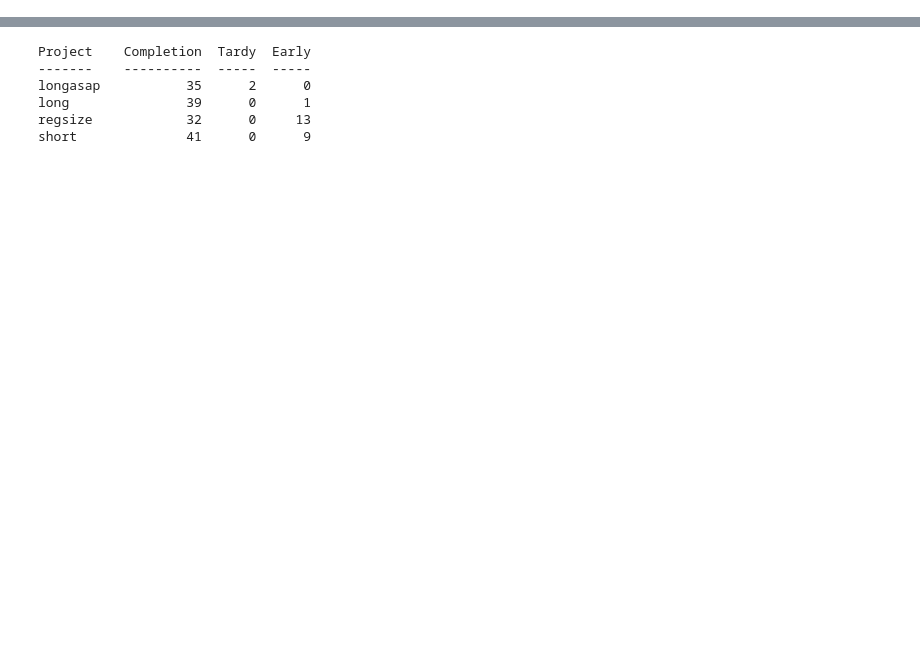
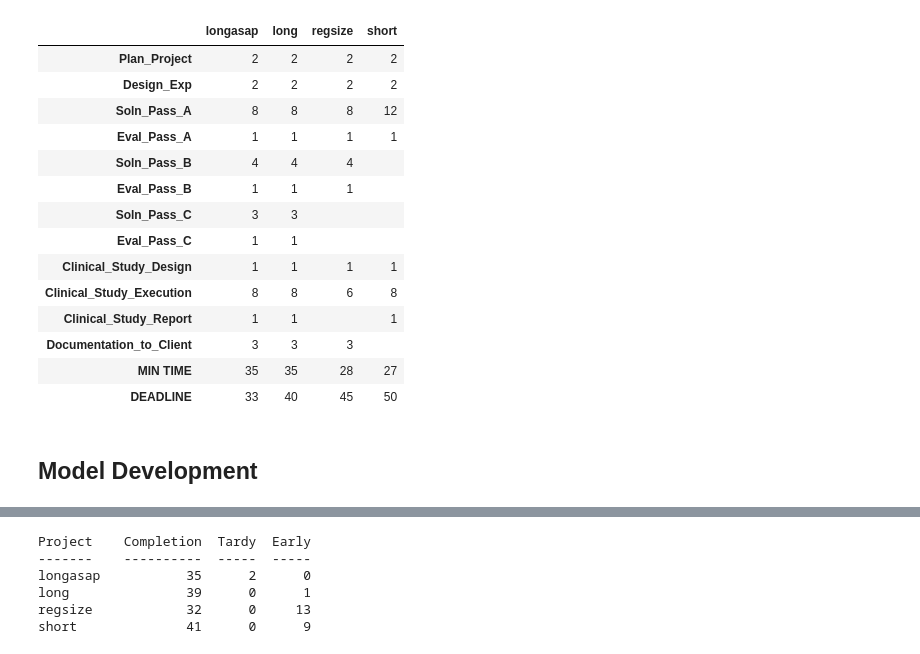
Before and after one commit to ispapadakis/Optimization-Using-Python, a Jupyter notebook: Scheduling_RD_Teams.ipynb, the cells around one changed output, grey strips where cells are left out. Cells and saved outputs as stored; diff of their text form; code cells hidden in the pictures; blank space fills up the shorter version.

```diff
--- a/Scheduling_RD_Teams.ipynb
+++ b/Scheduling_RD_Teams.ipynb
@@ -89,0 +46,10 @@ horizon = 90
+# %%
+project_data = model_input['projects']
+
+for project in project_data:
+    print("Project Name: {}".format(project.upper()))
+    print("Dealine: {}  // Delay Penalty: {},  Early Bonus: {}".format(
+        (datetime_0 + timedelta(days=project_data[project]['deadline'])).date(),
+        project_data[project]['delay_penalty'],
+        project_data[project]['early_bonus'])
+         )
@@ -90 +65,32 @@ horizon = 90
+# %%
+durations = []
+for project in project_data:
+    ptasks = model_input['project_type'][project_data[project]['type']]
+    d = project_data[project]['durations']
+    dseries = pd.Series(
+        d+[sum(d), project_data[project]['deadline']],
+        index=ptasks+["MIN TIME","DEADLINE"],
+        name=project
+    )
+    durations.append(dseries.astype(str))
+
+pd.concat(durations, axis=1).fillna('')
+# %% [output]
+|  | longasap | long | regsize | short |
+| Plan_Project | 2 | 2 | 2 | 2 |
+| Design_Exp | 2 | 2 | 2 | 2 |
+| Soln_Pass_A | 8 | 8 | 8 | 12 |
+| Eval_Pass_A | 1 | 1 | 1 | 1 |
+| Soln_Pass_B | 4 | 4 | 4 |  |
+| Eval_Pass_B | 1 | 1 | 1 |  |
+| Soln_Pass_C | 3 | 3 |  |  |
+| Eval_Pass_C | 1 | 1 |  |  |
+| Clinical_Study_Design | 1 | 1 | 1 | 1 |
+| Clinical_Study_Execution | 8 | 8 | 6 | 8 |
+| Clinical_Study_Report | 1 | 1 |  | 1 |
+| Documentation_to_Client | 3 | 3 | 3 |  |
+| MIN TIME | 35 | 35 | 28 | 27 |
+| DEADLINE | 33 | 40 | 45 | 50 |
+# %% [markdown]
+## Model Development
 # %%
```
Also changed, not shown: parts of 23 cells of this notebook, 3 other files.
